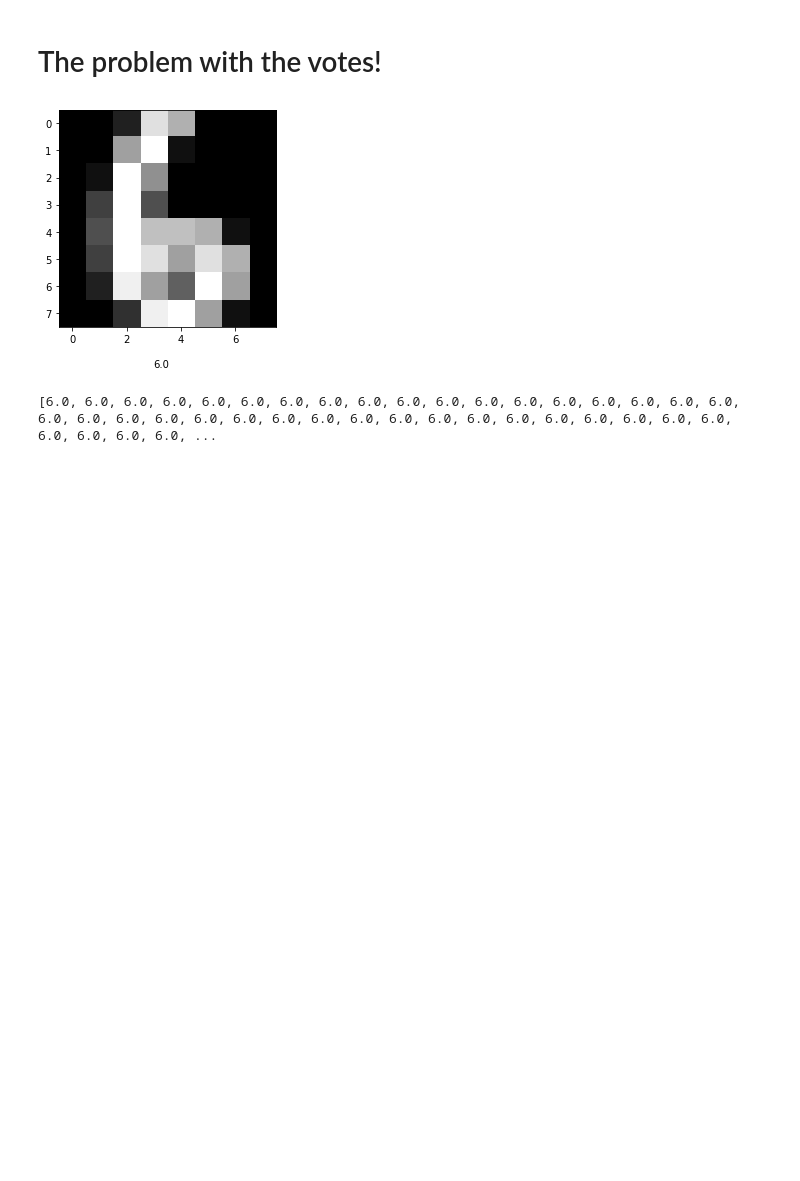
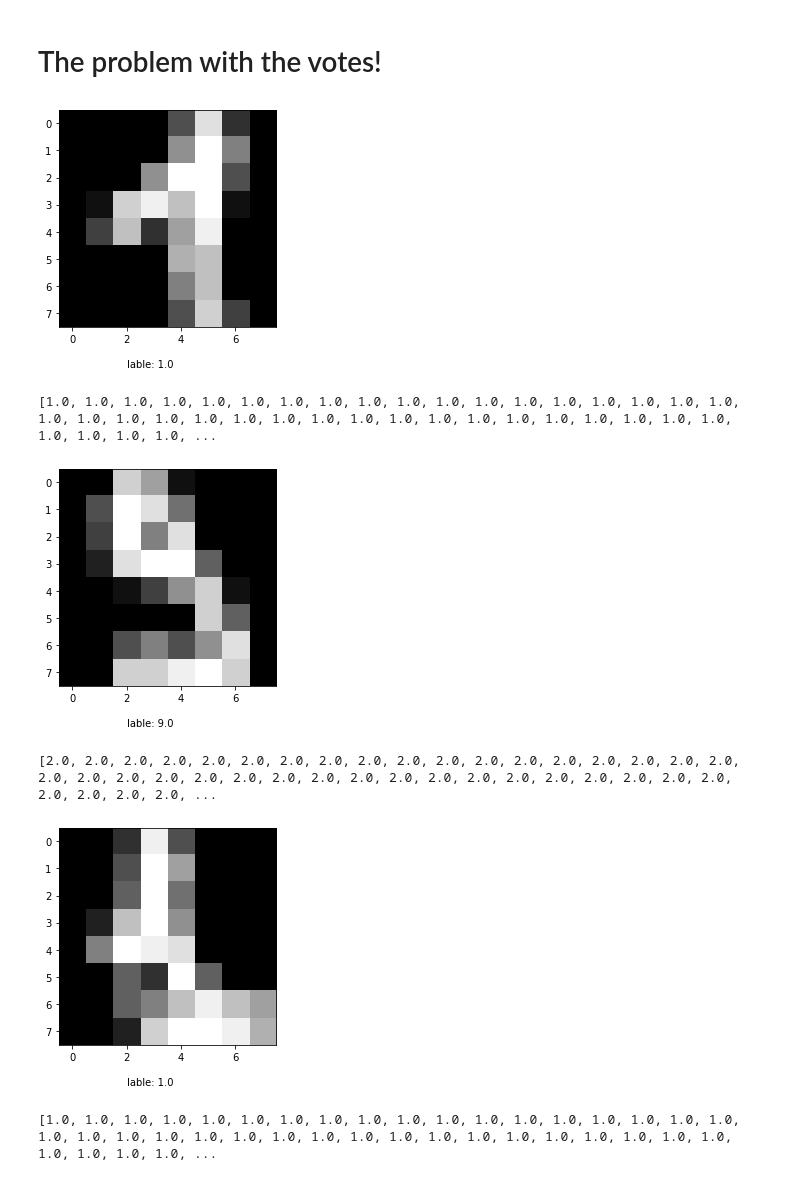
Before and after one commit to imahmwd14/RandomForestClassifierPythonFromScratch, a Jupyter notebook: random_forest_algorith_from_scratch.ipynb, the cells around one changed output. Cells and saved outputs as stored; diff of their text form; code cells hidden in the pictures; blank space fills up the shorter version.

Commit message:
More clarifying text

```diff
--- a/random_forest_algorith_from_scratch.ipynb
+++ b/random_forest_algorith_from_scratch.ipynb
@@ -156,12 +201,17 @@ calc_accuracy_of_forest(forest_with_extra_large_samples)
 # %% [markdown]
 # The problem with the votes!
 # %%
-test_index = 100
-plt.gray()
-plt.imshow(test[test_index][:64].reshape(8,8))
-plt.text(3,9,str(test[test_index][-1]))
-plt.show()
-print(get_votes(forest_with_extra_large_samples, test[test_index]))
+for test_index in [random.randint(0,100), random.randint(0,100), random.randint(0,100)]:
+    plt.gray()
+    plt.imshow(test[test_index][:64].reshape(8, 8))
+    plt.text(2, 9, "lable: " + str(test[test_index][-1]))
+    plt.show()
+
+    print(get_votes(forest_with_extra_large_samples, test[test_index]))
 # %% [output]
-[figure, old version]
+[figure, new version]
-[6.0, 6.0, 6.0, 6.0, 6.0, 6.0, 6.0, 6.0, 6.0, 6.0, 6.0, 6.0, 6.0, 6.0, 6.0, 6.0, 6.0, 6.0, 6.0, 6.0, 6.0, 6.0, 6.0, 6.0, 6.0, 6.0, 6.0, 6.0, 6.0, 6.0, 6.0, 6.0, 6.0, 6.0, 6.0, 6.0, 6.0, 6.0, 6.0, 6.0, ...
+[1.0, 1.0, 1.0, 1.0, 1.0, 1.0, 1.0, 1.0, 1.0, 1.0, 1.0, 1.0, 1.0, 1.0, 1.0, 1.0, 1.0, 1.0, 1.0, 1.0, 1.0, 1.0, 1.0, 1.0, 1.0, 1.0, 1.0, 1.0, 1.0, 1.0, 1.0, 1.0, 1.0, 1.0, 1.0, 1.0, 1.0, 1.0, 1.0, 1.0, ...
+[figure, added]
+[2.0, 2.0, 2.0, 2.0, 2.0, 2.0, 2.0, 2.0, 2.0, 2.0, 2.0, 2.0, 2.0, 2.0, 2.0, 2.0, 2.0, 2.0, 2.0, 2.0, 2.0, 2.0, 2.0, 2.0, 2.0, 2.0, 2.0, 2.0, 2.0, 2.0, 2.0, 2.0, 2.0, 2.0, 2.0, 2.0, 2.0, 2.0, 2.0, 2.0, ...
+[figure, added]
+[1.0, 1.0, 1.0, 1.0, 1.0, 1.0, 1.0, 1.0, 1.0, 1.0, 1.0, 1.0, 1.0, 1.0, 1.0, 1.0, 1.0, 1.0, 1.0, 1.0, 1.0, 1.0, 1.0, 1.0, 1.0, 1.0, 1.0, 1.0, 1.0, 1.0, 1.0, 1.0, 1.0, 1.0, 1.0, 1.0, 1.0, 1.0, 1.0, 1.0, ...
```
Also changed, not shown: parts of 10 cells of this notebook.
